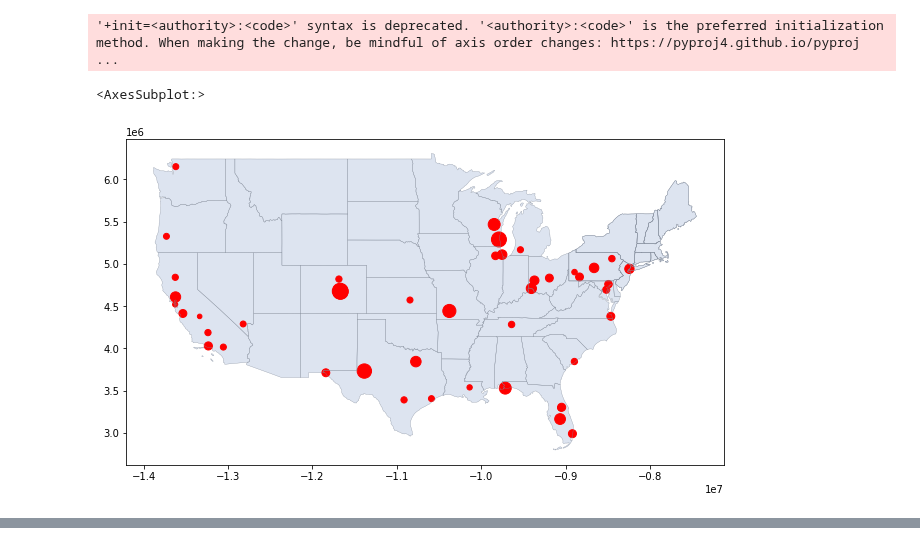
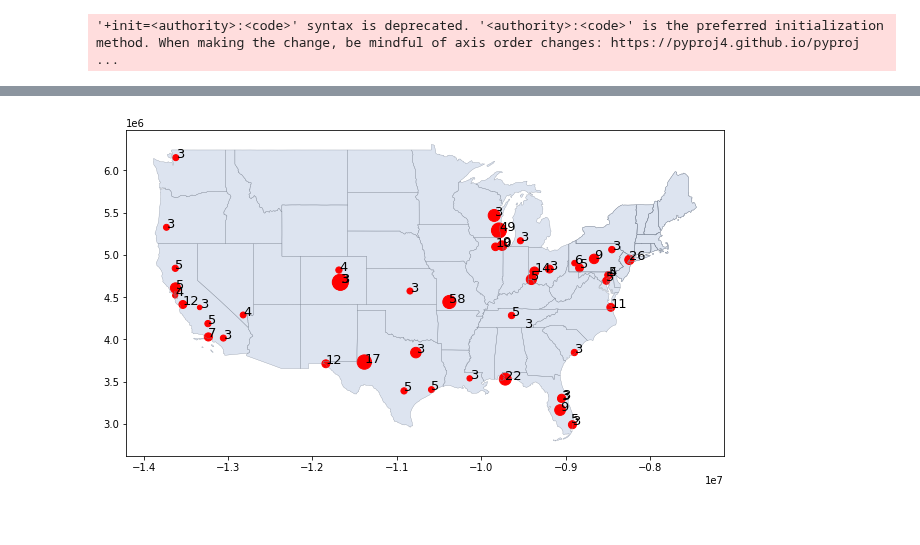
Before and after one commit to epfl-ada/ada-2021-project-clezemath, a Jupyter notebook: milestone3.ipynb, the cells around one changed output, grey strips where cells are left out. Drawn from its saved outputs; the diff is of its cells as text; code cells hidden in the pictures.

```diff
--- a/milestone3.ipynb
+++ b/milestone3.ipynb
@@ -659,26 +706,6 @@ geometry = [Point(xy) for xy in zip(df.longitude,df.latitude)]
 geo_df = geopandas.GeoDataFrame(data2, crs={'init': 'epsg:4326'}, geometry=geometry)
 # %% [output]
 '+init=<authority>:<code>' syntax is deprecated. '<authority>:<code>' is the preferred initialization method. When making the change, be mindful of axis order changes: https://pyproj4.github.io/pyproj ...
-# %%
-# Plot the map of the USA with the shootings
-fig = plt.figure(1,figsize=(15,6))
-ax = fig.add_subplot()
-
-# Plot the states and their boundary
-states.plot(ax=ax, color='#dde4f0', linewidth=.4)
-states.boundary.plot(ax=ax, linewidth=.3, color='#818a99')
-
-# Plot the shootings, size of marker proportional to reaction score
-geo_df = geo_df.to_crs("EPSG:3395")
-geo_df.plot(ax=ax, color='red', marker='.' , markersize=geo_df.reaction_score.values*1000)
-#geo_df.plot(ax=ax, color='green', marker='.' , markersize=geo_df.fatalities.values*100)
-
-# Show a lebel for the number of fatalities for each point
-#for x, y, label in zip(geo_df.geometry.x, geo_df.geometry.y, geo_df.fatalities):
- #   ax.annotate(str(label), xy=(x,y), size=13)
-# %% [output]
-<AxesSubplot:>
-[figure, removed]
 # %%
 # Now let's make it interactive using Folium maps
 import folium
@@ -719,3 +753,22 @@ m
 [interactive output not drawn]
 # %%
 m.save('map.html')
+# %%
+# Plot the map of the USA with the shootings
+fig = plt.figure(1,figsize=(15,6))
+ax = fig.add_subplot()
+
+# Plot the states and their boundary
+states.plot(ax=ax, color='#dde4f0', linewidth=.4)
+states.boundary.plot(ax=ax, linewidth=.3, color='#818a99')
+
+# Plot the shootings, size of marker proportional to reaction score
+geo_df = geo_df.to_crs("EPSG:3395")
+geo_df.plot(ax=ax, color='red', marker='.' , markersize=geo_df.reaction_score.values*1000)
+#geo_df.plot(ax=ax, color='green', marker='.' , markersize=geo_df.fatalities.values*100)
+
+# Show a lebel for the number of fatalities for each point
+for x, y, label in zip(geo_df.geometry.x, geo_df.geometry.y, geo_df.fatalities):
+    ax.annotate(str(label), xy=(x,y), size=13)
+# %% [output]
+[figure, added]
```
Also changed, not shown: parts of 10 cells of this notebook.
